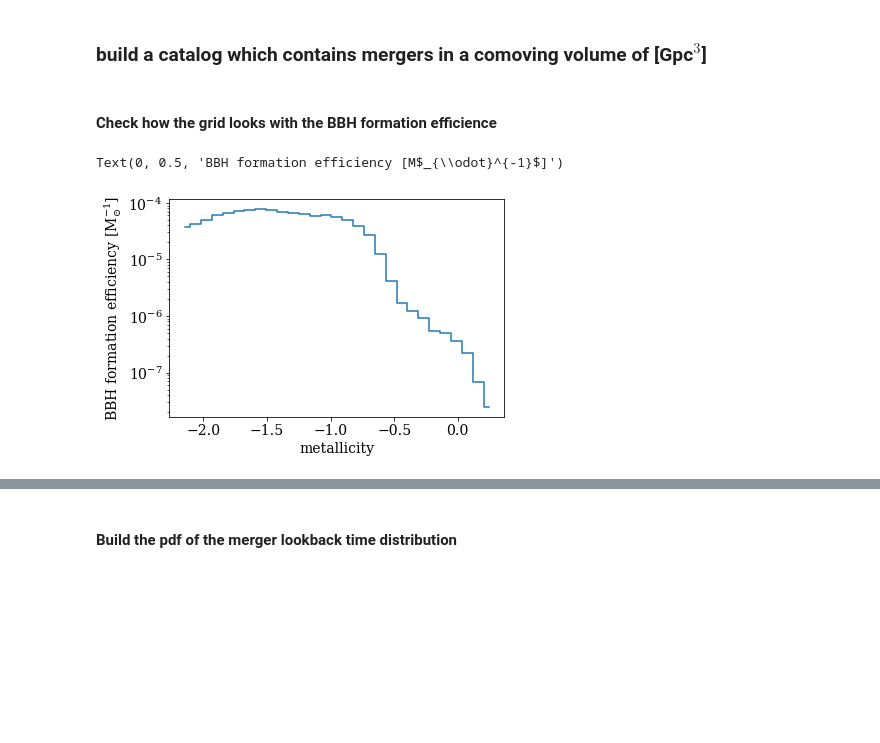
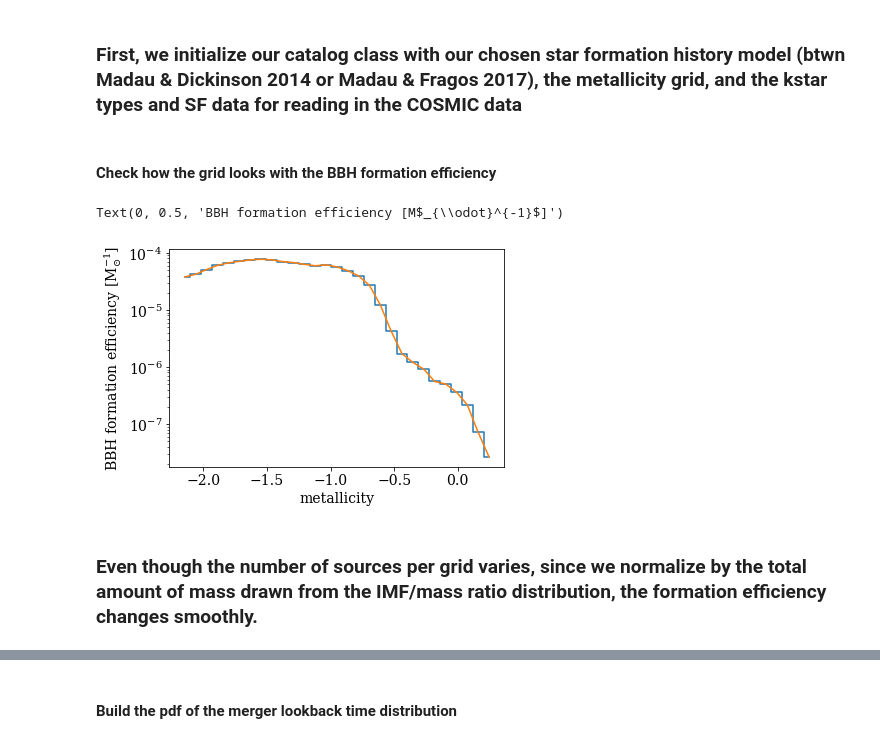
Before and after one commit to MarkGM02/cosmerge, a Jupyter notebook: sample_cat.ipynb, the cells around one changed output, grey strips where cells are left out. Saved outputs shown, nothing was run; the diff lists cells and outputs as text; code cells hidden in the pictures; blank space fills up the shorter version.

```diff
--- a/sample_cat.ipynb
+++ b/sample_cat.ipynb
@@ -23,6 +30,8 @@ path = '../alpha_1'
 label = r'$\alpha=1$'
 mets = np.logspace(np.log10(0.0001), np.log10(0.03), 30)
 mets = mets[:-1]
+# %% [markdown]
+### First, we initialize our catalog class with our chosen star formation history model (btwn Madau & Dickinson 2014 or Madau & Fragos 2017), the metallicity grid, and the kstar types and SF data for reading in the COSMIC data
 # %%
 cat = catgen.Catalog(dat_path=path,
                      sfr_model=sfh.mf_17,
@@ -31,5 +40,3 @@ cat = catgen.Catalog(dat_path=path,
                      kstar_2='14',
                      SFstart=13700.0,
                      SFduration=0.0)
-# %% [markdown]
-### build a catalog which contains mergers in a comoving volume of [Gpc$^3$]
@@ -38,13 +43,16 @@ mergers, norm_fac = cat.build_cat(n_sample=n_sample, n_downsample=n_downsample)
 # %% [markdown]
-#### Check how the grid looks with the BBH formation efficience
+#### Check how the grid looks with the BBH formation efficiency
 # %%
 plt.plot(np.log10(mets/0.014), cat.n_BBH/cat.M_sim, drawstyle='steps-mid')
+plt.plot(np.log10(mets/0.014), cat.n_BBH/cat.M_sim)
 plt.yscale('log')
 plt.xlabel('metallicity')
 plt.ylabel('BBH formation efficiency [M$_{\odot}^{-1}$]')
 # %% [output]
 Text(0, 0.5, 'BBH formation efficiency [M$_{\\odot}^{-1}$]')
-[figure, old version]
+[figure, new version]
+# %% [markdown]
+### Even though the number of sources per grid varies, since we normalize by the total amount of mass drawn from the IMF/mass ratio distribution, the formation efficiency changes smoothly.
 # %%
 plt.plot(np.log10(mets/0.014), cat.n_BBH, drawstyle='steps-mid')
 plt.yscale('log')
```
Also changed, not shown: parts of 29 cells of this notebook.
